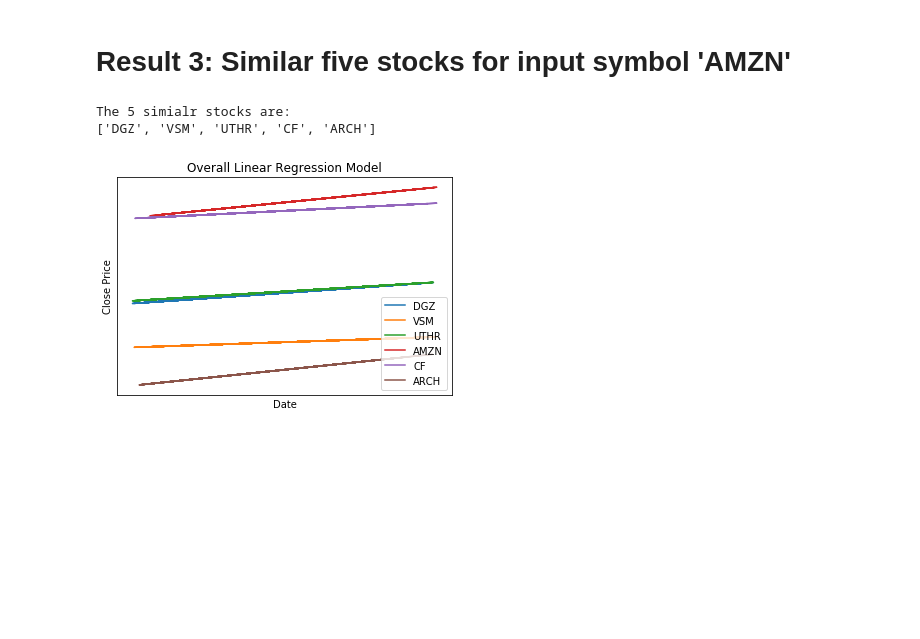
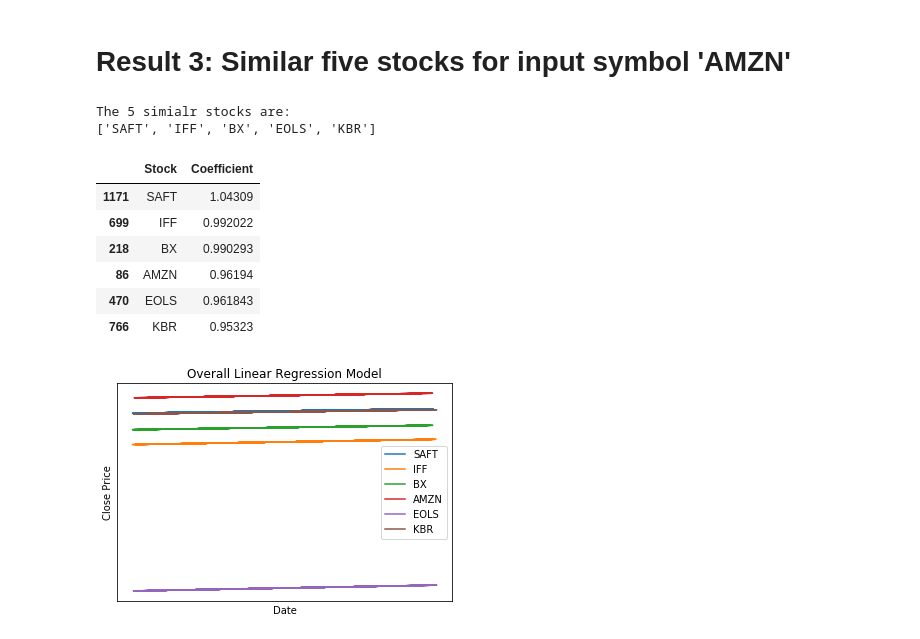
Before and after one commit to stockrecommendationsystem/pythonFiles, a Jupyter notebook: Liner Regression/Liner Regression.ipynb, the cells around one changed output. Cells and saved outputs as stored; diff of their text form; code cells hidden in the pictures; blank space fills up the shorter version.

```diff
--- a/Liner Regression/Liner Regression.ipynb
+++ b/Liner Regression/Liner Regression.ipynb
@@ -102,8 +102,8 @@ def build_linear_regression(symbol, show_statistics = True, show_dots = True, sh
         return float('NaN')
 
     # normalize datatime datatype to integer
-    # simply converting datetime's to # of days since 2010-01-01 divided by 100
-    close.index = (close.index - pd.to_datetime('2010-01-01')).days / 100
+    # simply converting datetime's to # of days since 2018-04-01 divided by 100
+    close.index = (close.index - pd.to_datetime('2018-04-01')).days / 100
     close = close.reset_index()
     train, test= train_test_split(close)
 
@@ -310,9 +310,16 @@ The 5 stocks with best trends are:
 # %%
 # Get similar five stocks from the stock list, using 'AMZN' as example
 # Change it to any input stock symbol
 symbol_test = 'AMZN'
-top = get_similar_stock(coefficient_data, symbol_test)
+get_similar_stock(coefficient_data, symbol_test, n = 3)
 # %% [output]
 The 5 simialr stocks are:
-['DGZ', 'VSM', 'UTHR', 'CF', 'ARCH']
+['SAFT', 'IFF', 'BX', 'EOLS', 'KBR']
+|  | Stock | Coefficient |
+| 1171 | SAFT | 1.04309 |
+| 699 | IFF | 0.992022 |
+| 218 | BX | 0.990293 |
+| 86 | AMZN | 0.96194 |
+| 470 | EOLS | 0.961843 |
+| 766 | KBR | 0.95323 |
-[figure, old version]
+[figure, new version]
```
Also changed, not shown: parts of 7 cells of this notebook, 1 other file.
